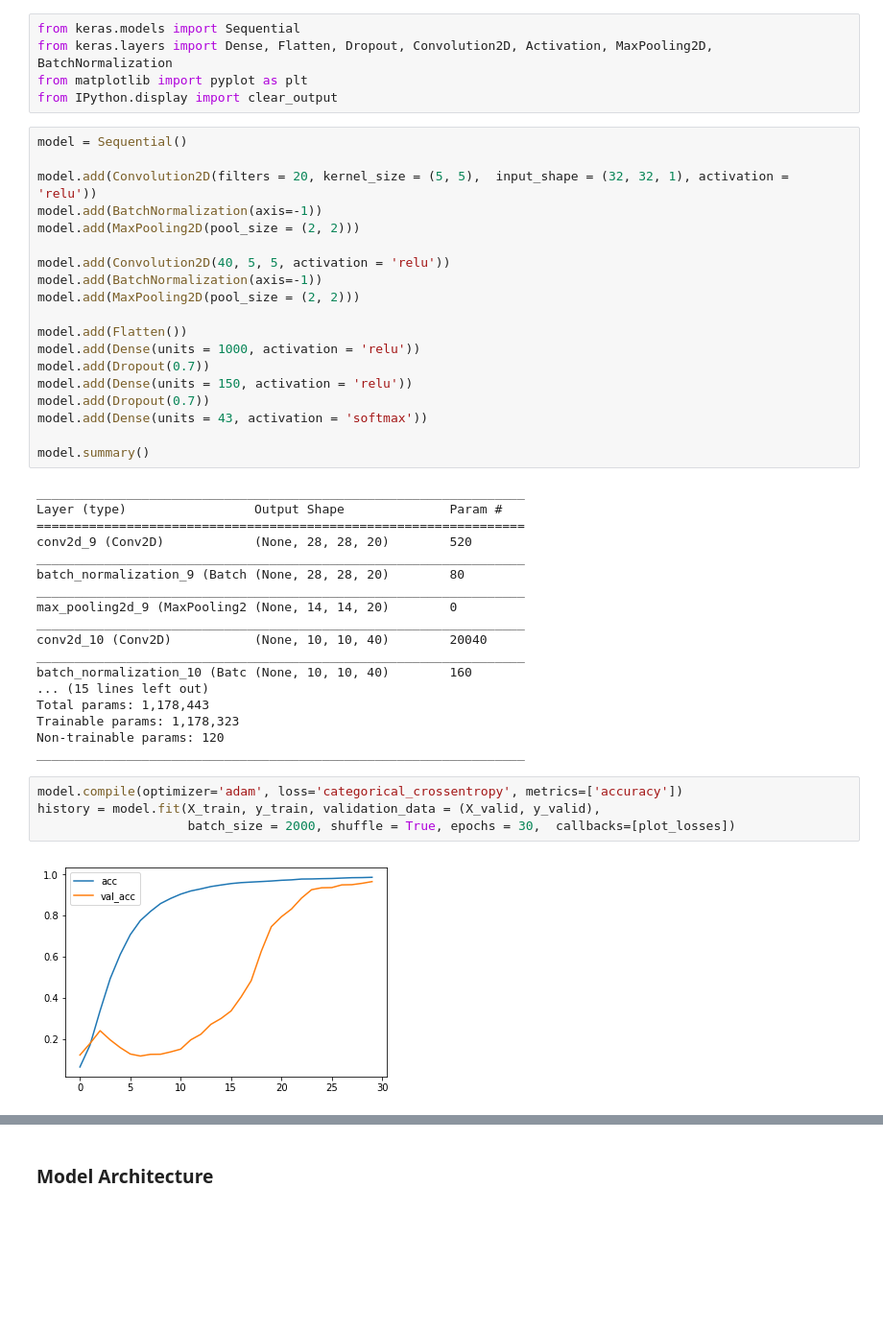
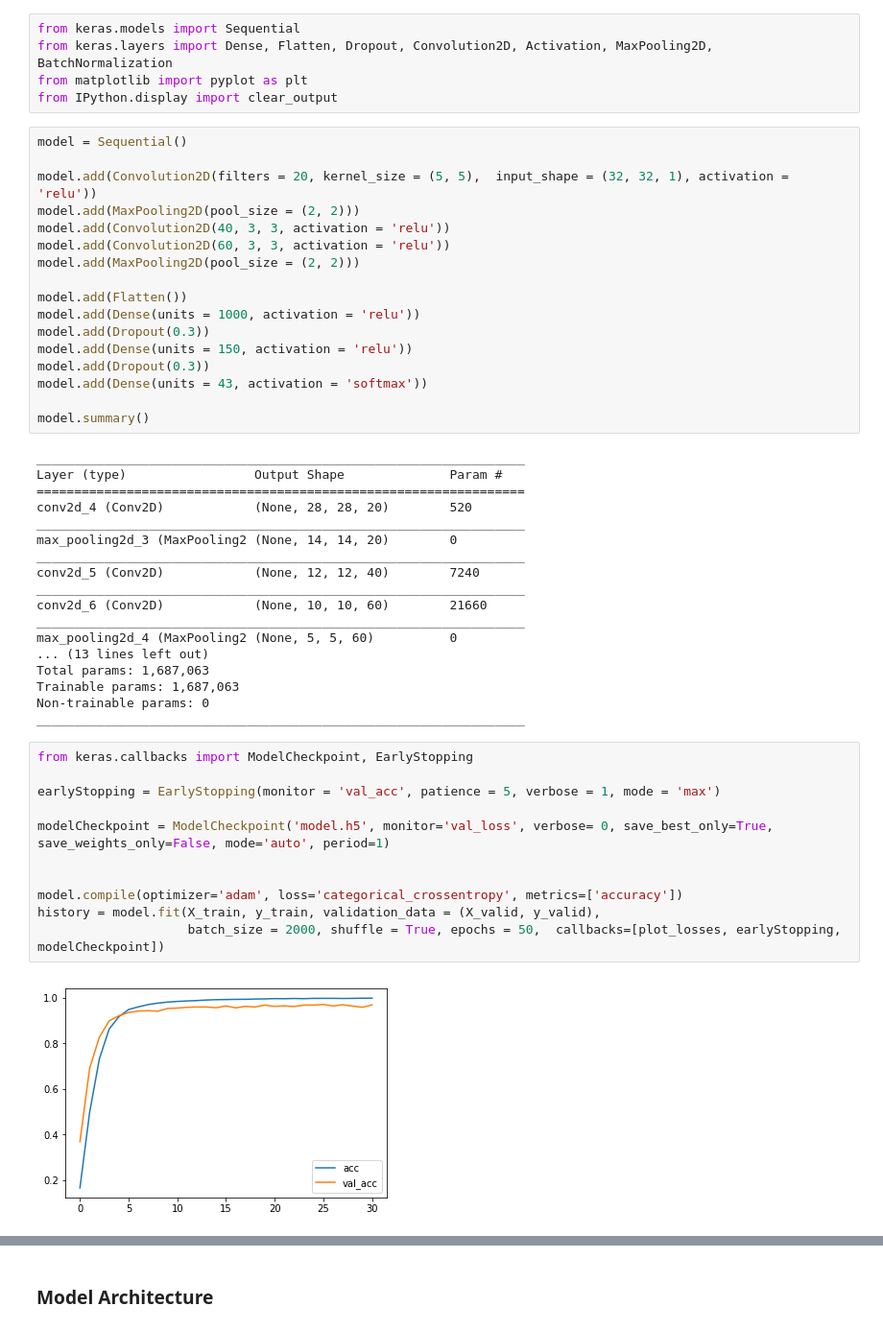
Before and after one commit to johnbarca/udacity_self_driving_car_eng, a Jupyter notebook: Traffic_Sign_Classifier.ipynb, the cells around one changed output, grey strips where cells are left out. Shown: that part at 96% size. Cells and saved outputs as stored; diff of their text form; blank space fills up the shorter version.

```diff
--- a/Traffic_Sign_Classifier.ipynb
+++ b/Traffic_Sign_Classifier.ipynb
@@ -245,18 +269,16 @@ from IPython.display import clear_output
 model = Sequential()
 
 model.add(Convolution2D(filters = 20, kernel_size = (5, 5),  input_shape = (32, 32, 1), activation = 'relu'))
-model.add(BatchNormalization(axis=-1))
 model.add(MaxPooling2D(pool_size = (2, 2)))
-
-model.add(Convolution2D(40, 5, 5, activation = 'relu'))
-model.add(BatchNormalization(axis=-1))
+model.add(Convolution2D(40, 3, 3, activation = 'relu'))
+model.add(Convolution2D(60, 3, 3, activation = 'relu'))
 model.add(MaxPooling2D(pool_size = (2, 2)))
 
 model.add(Flatten())
 model.add(Dense(units = 1000, activation = 'relu'))
-model.add(Dropout(0.7))
+model.add(Dropout(0.3))
 model.add(Dense(units = 150, activation = 'relu'))
-model.add(Dropout(0.7))
+model.add(Dropout(0.3))
 model.add(Dense(units = 43, activation = 'softmax'))
 
 model.summary()
@@ -264,23 +286,30 @@ model.summary()
 _________________________________________________________________
 Layer (type)                 Output Shape              Param #
 =================================================================
-conv2d_9 (Conv2D)            (None, 28, 28, 20)        520
+conv2d_4 (Conv2D)            (None, 28, 28, 20)        520
 _________________________________________________________________
-batch_normalization_9 (Batch (None, 28, 28, 20)        80
+max_pooling2d_3 (MaxPooling2 (None, 14, 14, 20)        0
 _________________________________________________________________
-max_pooling2d_9 (MaxPooling2 (None, 14, 14, 20)        0
+conv2d_5 (Conv2D)            (None, 12, 12, 40)        7240
 _________________________________________________________________
-conv2d_10 (Conv2D)           (None, 10, 10, 40)        20040
+conv2d_6 (Conv2D)            (None, 10, 10, 60)        21660
 _________________________________________________________________
-batch_normalization_10 (Batc (None, 10, 10, 40)        160
-... (15 lines left out)
-Total params: 1,178,443
-Trainable params: 1,178,323
-Non-trainable params: 120
+max_pooling2d_4 (MaxPooling2 (None, 5, 5, 60)          0
+... (13 lines left out)
+Total params: 1,687,063
+Trainable params: 1,687,063
+Non-trainable params: 0
 _________________________________________________________________
 # %%
+from keras.callbacks import ModelCheckpoint, EarlyStopping
+
+earlyStopping = EarlyStopping(monitor = 'val_acc', patience = 5, verbose = 1, mode = 'max')
+
+modelCheckpoint = ModelCheckpoint('model.h5', monitor='val_loss', verbose= 0, save_best_only=True, save_weights_only=False, mode='auto', period=1)
+
+
 model.compile(optimizer='adam', loss='categorical_crossentropy', metrics=['accuracy'])
 history = model.fit(X_train, y_train, validation_data = (X_valid, y_valid),
-                    batch_size = 2000, shuffle = True, epochs = 30,  callbacks=[plot_losses])
+                    batch_size = 2000, shuffle = True, epochs = 50,  callbacks=[plot_losses, earlyStopping, modelCheckpoint])
 # %% [output]
-[figure, old version]
+[figure, new version]
```
Also changed, not shown: parts of 22 cells of this notebook.
